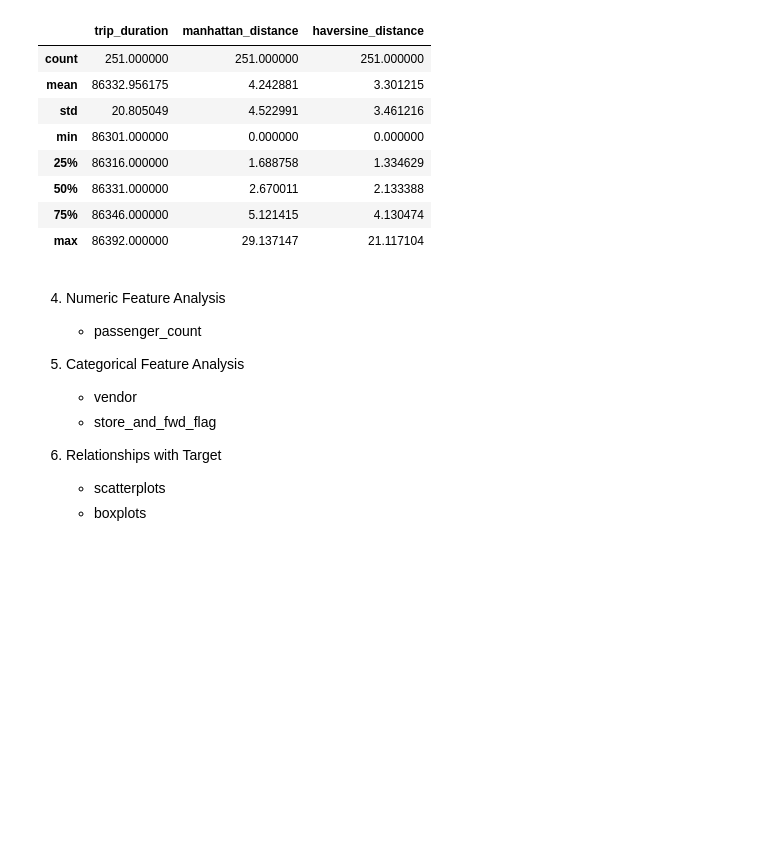
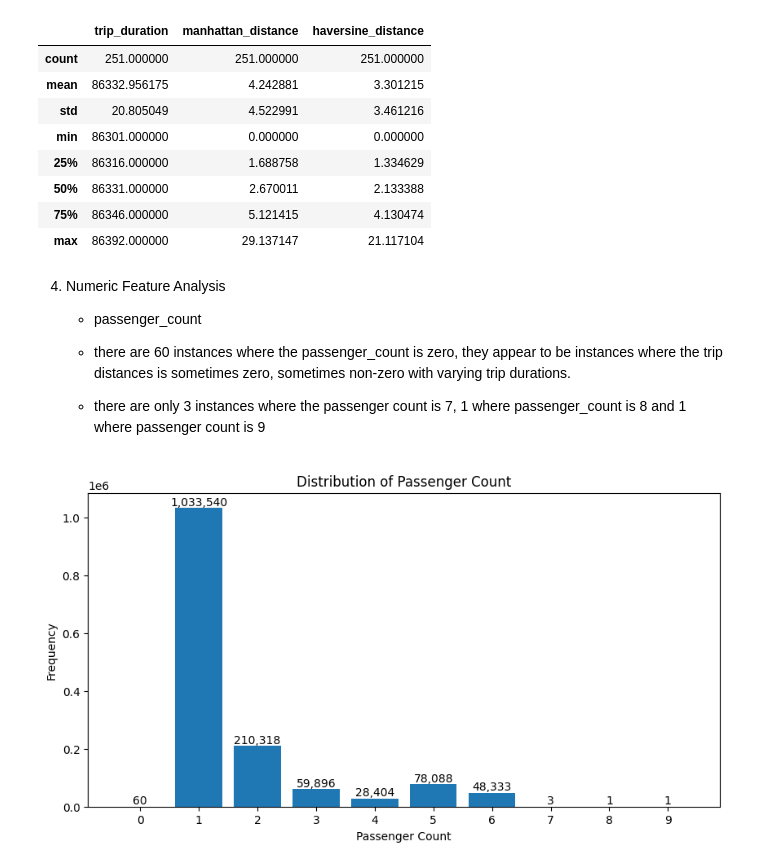
Before and after one commit to claricemottet/kaggle_NYC_taxi_times, a Jupyter notebook: exploratory_notebooks/data_exploration.ipynb, the cells around one changed output. Saved outputs shown, nothing was run; the diff lists cells and outputs as text; code cells hidden in the pictures; blank space fills up the shorter version.

```diff
--- a/exploratory_notebooks/data_exploration.ipynb
+++ b/exploratory_notebooks/data_exploration.ipynb
@@ -1326,10 +1326,42 @@ df_train.loc[
 4. Numeric Feature Analysis
    - passenger_count
 
-5. Categorical Feature Analysis
-   - vendor
-   - store_and_fwd_flag
-
-6. Relationships with Target
-   - scatterplots
-   - boxplots
+   - there are 60 instances where the passenger_count is zero, they appear to be instances where the trip distances is sometimes zero, sometimes non-zero with varying trip durations.
+   - there are only 3 instances where the passenger count is 7, 1 where passenger_count is 8 and 1 where passenger count is 9
+# %%
+import matplotlib.pyplot as plt
+
+passenger_counts = (
+    df_train["passenger_count"]
+    .value_counts()
+    .sort_index()
+)
+
+plt.figure(figsize=(10, 5))
+
+bars = plt.bar(
+    passenger_counts.index,
+    passenger_counts.values
+)
+
+# Add frequency labels above each bar
+for bar in bars:
+    height = bar.get_height()
+    plt.text(
+        bar.get_x() + bar.get_width() / 2,
+        height,
+        f"{int(height):,}",
+        ha="center",
+        va="bottom",
+        fontsize=10
+    )
+
+plt.xlabel("Passenger Count")
+plt.ylabel("Frequency")
+plt.title("Distribution of Passenger Count")
+
+plt.xticks(passenger_counts.index)
+
+plt.show()
+# %% [output]
+[figure, added]
```
Also changed, not shown: parts of 18 cells of this notebook.
